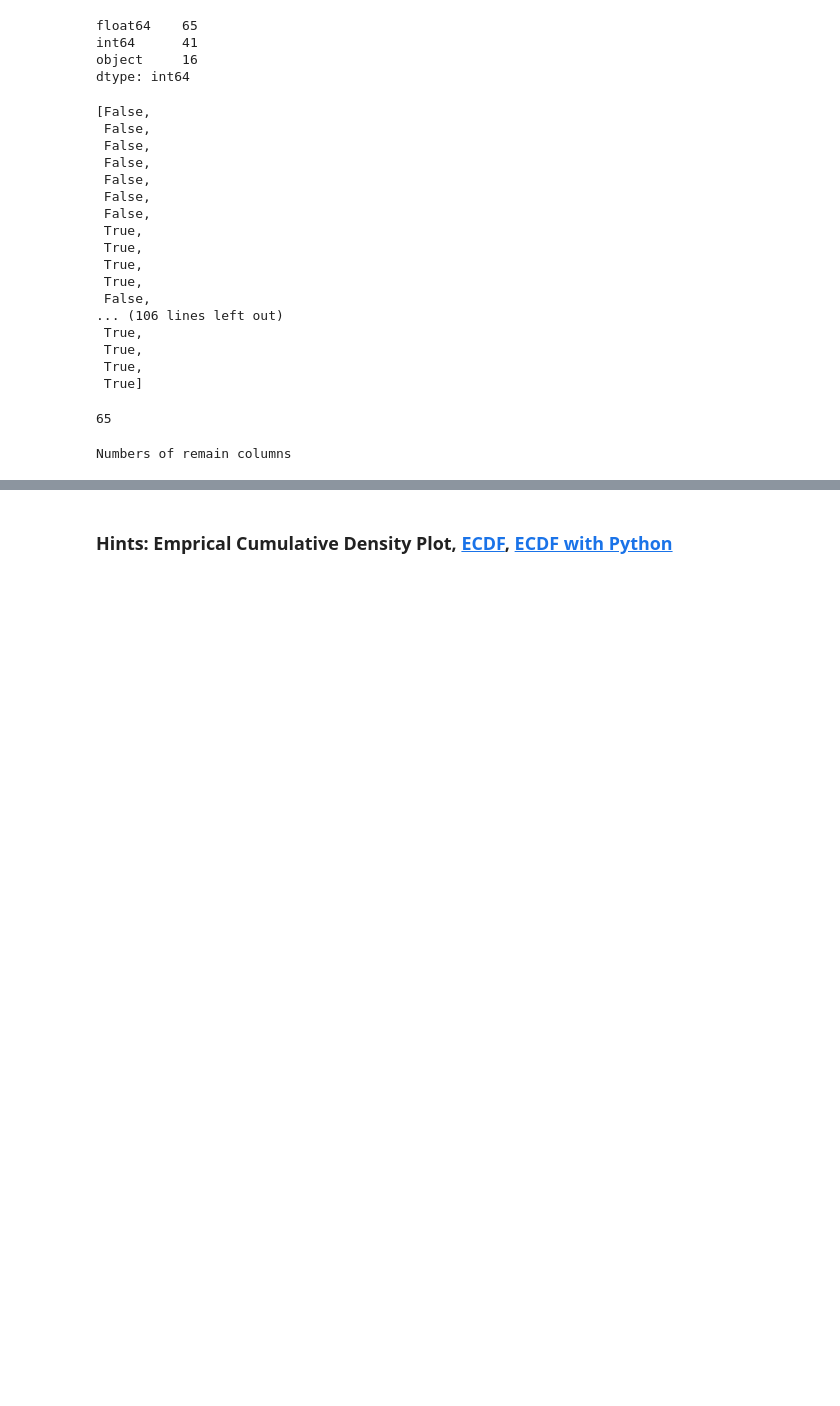
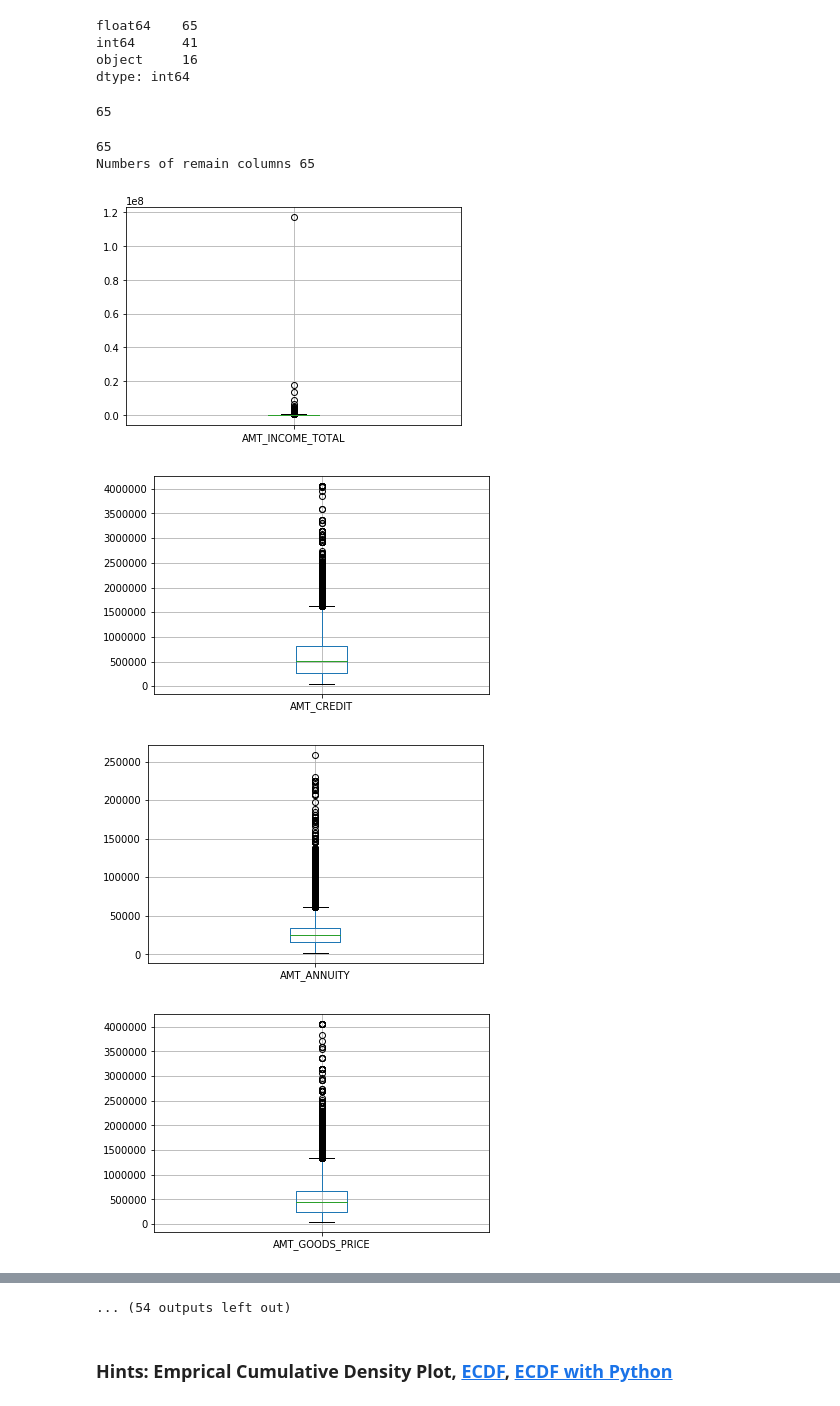
Before and after one commit to Popoben240/3rd_ML100Days, a Jupyter notebook: homework/Day_009_HW.ipynb, the cells around one changed output, grey strips where cells are left out. Drawn from its saved outputs; the diff is of its cells as text; code cells hidden in the pictures; blank space fills up the shorter version.

```diff
--- a/homework/Day_009_HW.ipynb
+++ b/homework/Day_009_HW.ipynb
@@ -44,26 +44,6 @@ float64    65
 int64      41
 object     16
 dtype: int64
-# %%
-list(app_train.dtypes.isin(dtype_select))
-# %% [output]
-[False,
- False,
- False,
- False,
- False,
- False,
- False,
- True,
- True,
- True,
- True,
- False,
-... (106 lines left out)
- True,
- True,
- True,
- True]
 # %%
 dtype_select = ["float"]
 
@@ -75,23 +55,29 @@ print(len(numeric_columns))
 # %%
 # 先篩選數值型的欄位
 """
 YOUR CODE HERE, fill correct data types (for example str, float, int, ...)
 """
-dtype_select = ["float"]
+dtype_select = [np.int64,np.float64]
 
 numeric_columns = list(app_train.columns[list(app_train.dtypes.isin(dtype_select))])
 
 # 再把只有 2 值 (通常是 0,1) 的欄位去掉
 numeric_columns = list(app_train[numeric_columns].columns[list(app_train[numeric_columns].apply(lambda x:len(x.unique())!=2 ))])
+print(len(numeric_columns))
 
-print("Numbers of remain columns".format(len(numeric_columns)))
+print("Numbers of remain columns {}".format(len(numeric_columns)))
 
 # 檢視這些欄位的數值範圍
 for col in numeric_columns:
     """
     Your CODE HERE, make the box plot
     """
-
+    app_train.boxplot(col)
     plt.show()
 # %% [output]
-Numbers of remain columns
+65
+Numbers of remain columns 65
+[figure, added]
+[figure, added]
+[figure, added]
+[figure, added]
@@ -98,3 +91,4 @@ Numbers of remain columns
+... (54 outputs left out)
 # %%
 # 從上面的圖檢查的結果，至少這三個欄位好像有點可疑
 
```
Also changed, not shown: parts of 5 cells of this notebook.
